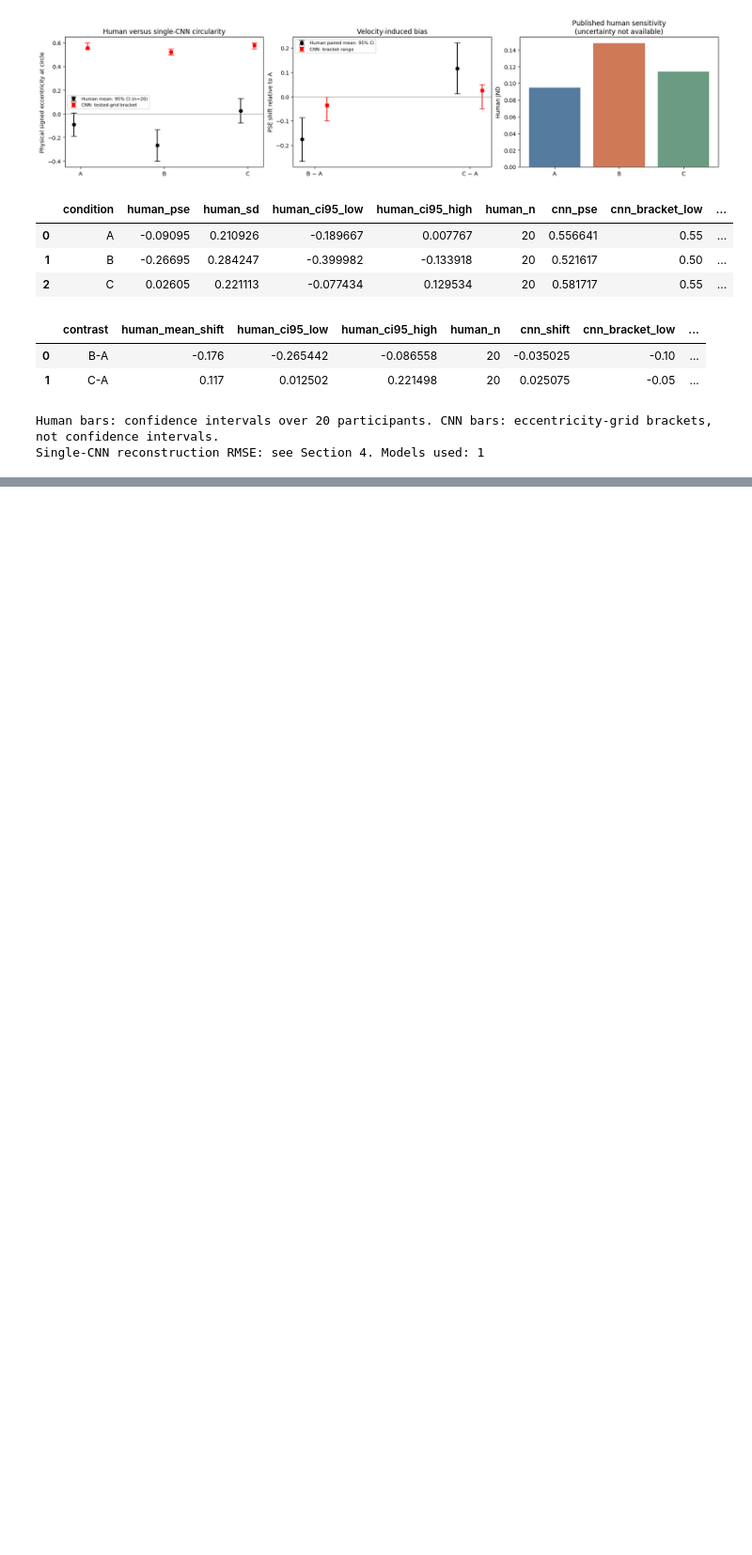
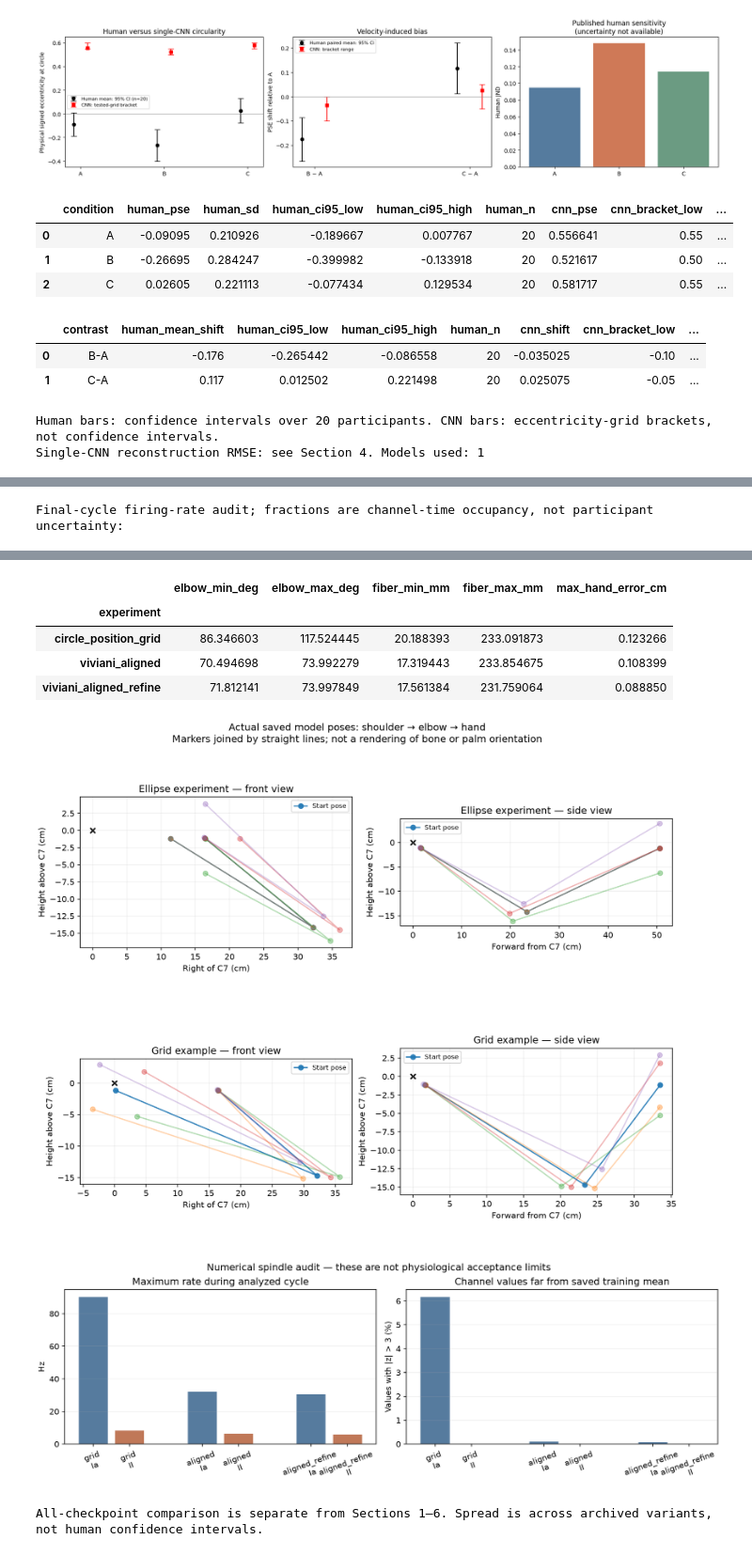
Before and after one commit to seze23/MotorMetamersuPNC, a Jupyter notebook: notebooks/viviani_kinesthetic_shape_comparison.ipynb, the cells around one changed output, grey strips where cells are left out. Shown at 94% size. Drawn from its saved outputs; the diff is of its cells as text; code cells hidden in the pictures; blank space fills up the shorter version.

```diff
--- a/notebooks/viviani_kinesthetic_shape_comparison.ipynb
+++ b/notebooks/viviani_kinesthetic_shape_comparison.ipynb
@@ -457,0 +584,20 @@ Detailed CSV: /Users/macbookair2026/Documents/motor-metamers/MotorMetamersuPNC/o
+# %%
+# Read-only audit of saved artifacts; original results and weights are preserved.
+from pathlib import Path
+import pandas as pd
+from IPython.display import display, Image
+AUDIT_ROOT=next(p for p in [Path.cwd(),*Path.cwd().parents] if (p/'run_pipeline.py').exists())
+AUDIT_OUT=AUDIT_ROOT/'outputs/research_audit'
+print('Final-cycle firing-rate audit; fractions are channel-time occupancy, not participant uncertainty:')
+display(pd.read_csv(AUDIT_OUT/'spindle_summary.csv').round(5))
+arm_audit=pd.read_csv(AUDIT_OUT/'arm_posture_audit.csv')
+display(arm_audit.groupby('experiment').agg(elbow_min_deg=('elbow_min','min'),elbow_max_deg=('elbow_max','max'),fiber_min_mm=('fiber_min_mm','min'),fiber_max_mm=('fiber_max_mm','max'),max_hand_error_cm=('max_hand_error_cm','max')))
+display(Image(filename=str(AUDIT_OUT/'arm_posture_views.png')))
+display(Image(filename=str(AUDIT_OUT/'spindle_range_checks.png')))
+print('All-checkpoint comparison is separate from Sections 1–6. Spread is across archived variants, not human confidence intervals.')
+comparison_dir=AUDIT_OUT/'checkpoint_comparison'
+display(pd.read_csv(comparison_dir/'summary_metrics.csv').round(4))
+display(pd.read_csv(comparison_dir/'pse_summary.csv').round(4))
+display(Image(filename=str(comparison_dir/'checkpoint_sensitivity.png')))
+# %% [output]
+Final-cycle firing-rate audit; fractions are channel-time occupancy, not participant uncertainty:
@@ -457,0 +611,8 @@ Detailed CSV: /Users/macbookair2026/Documents/motor-metamers/MotorMetamersuPNC/o
+|  | elbow_min_deg | elbow_max_deg | fiber_min_mm | fiber_max_mm | max_hand_error_cm |
+| experiment |  |  |  |  |  |
+| circle_position_grid | 86.346603 | 117.524445 | 20.188393 | 233.091873 | 0.123266 |
+| viviani_aligned | 70.494698 | 73.992279 | 17.319443 | 233.854675 | 0.108399 |
+| viviani_aligned_refine | 71.812141 | 73.997849 | 17.561384 | 231.759064 | 0.088850 |
+[figure, added]
+[figure, added]
+All-checkpoint comparison is separate from Sections 1–6. Spread is across archived variants, not human confidence intervals.
```
Also changed, not shown: parts of 6 cells of this notebook, 21 other files.
